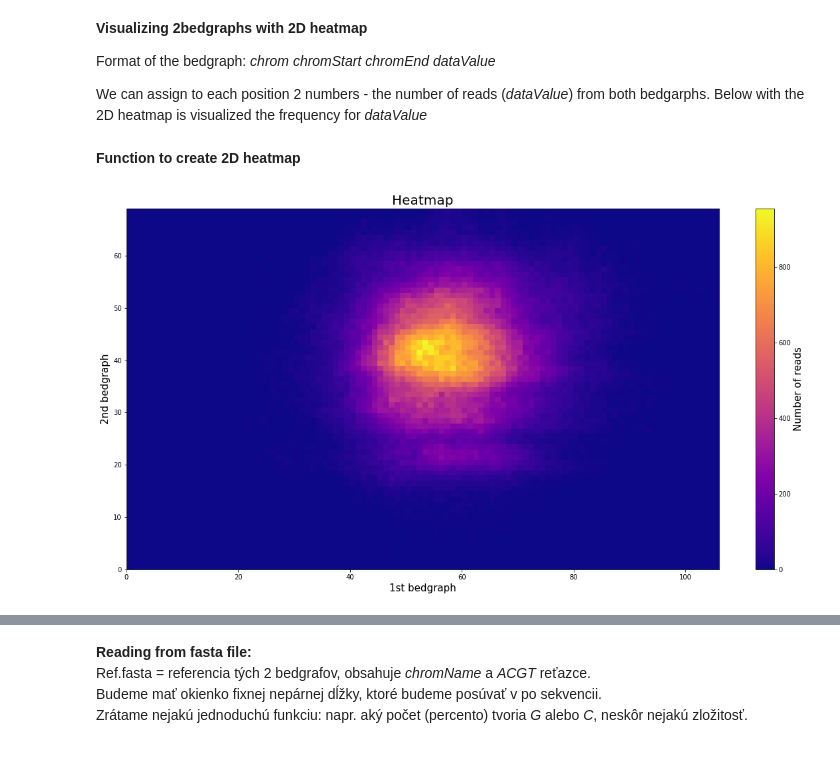
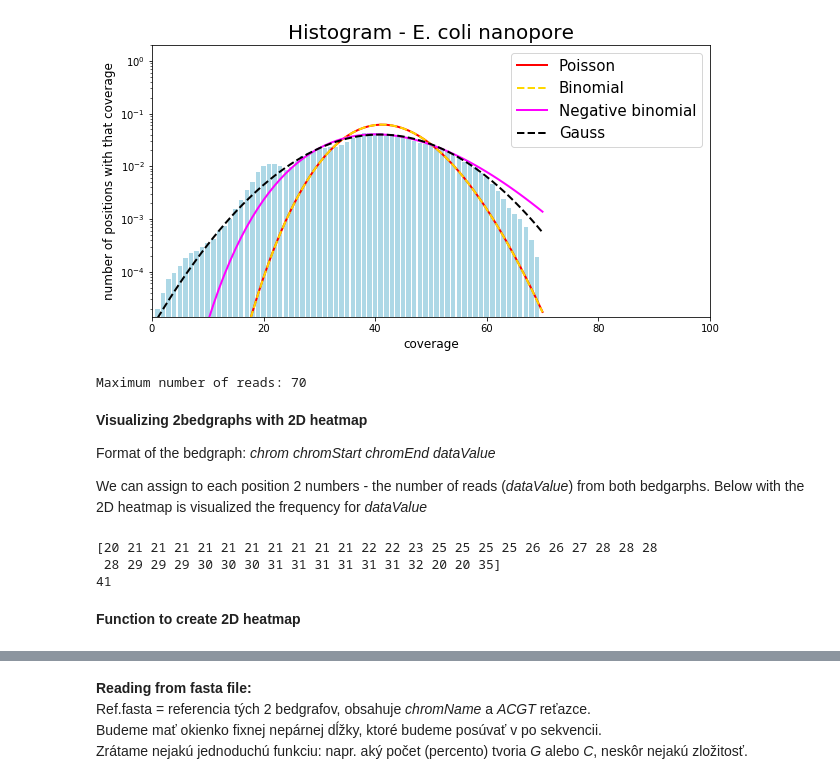
Before and after one commit to evicy/semestral_project, a Jupyter notebook: projekt.ipynb, the cells around one changed output, grey strips where cells are left out. Saved outputs shown, nothing was run; the diff lists cells and outputs as text; code cells hidden in the pictures.

```diff
--- a/projekt.ipynb
+++ b/projekt.ipynb
@@ -74,3 +83,9 @@ Maximum number of reads: 70
+# %%
+drawHistogramsForReads(bed2_ranges, bed2_score, title='Histogram - E. coli nanopore',
+                       x_axis_name='coverage', y_axis_name='number of positions with that coverage' )
+# %% [output]
+[figure, added]
+Maximum number of reads: 70
 # %% [markdown]
 **Visualizing 2bedgraphs with 2D heatmap**
 
@@ -88,0 +100,12 @@ for r in range(len(bed2_ranges)):
+# %%
+test_columns = read_bedgraph('C:\\Users\\Evi\\Documents\\2INF-LETO\\RP\\test.txt')
+test_ranges = get_bedG_ranges(test_columns)
+test_scores = get_bedG_scores(test_columns)
+
+vysledok = filler(get_bedG_ranges_size(test_columns), test_scores)
+print(vysledok)
+print(len(vysledok))
+# %% [output]
+[20 21 21 21 21 21 21 21 21 21 21 22 22 23 25 25 25 25 26 26 27 28 28 28
+ 28 29 29 29 30 30 30 31 31 31 31 31 31 32 20 20 35]
+41
@@ -108,6 +136,2 @@ def make_heatmap(bg1, bg2, name='values'):
 
     plt.show()
-# %%
-make_heatmap(bg1, bg2, '2nd bedgraph')
-# %% [output]
-[figure, removed]
```
Also changed, not shown: parts of 32 cells of this notebook, 2 other files.
